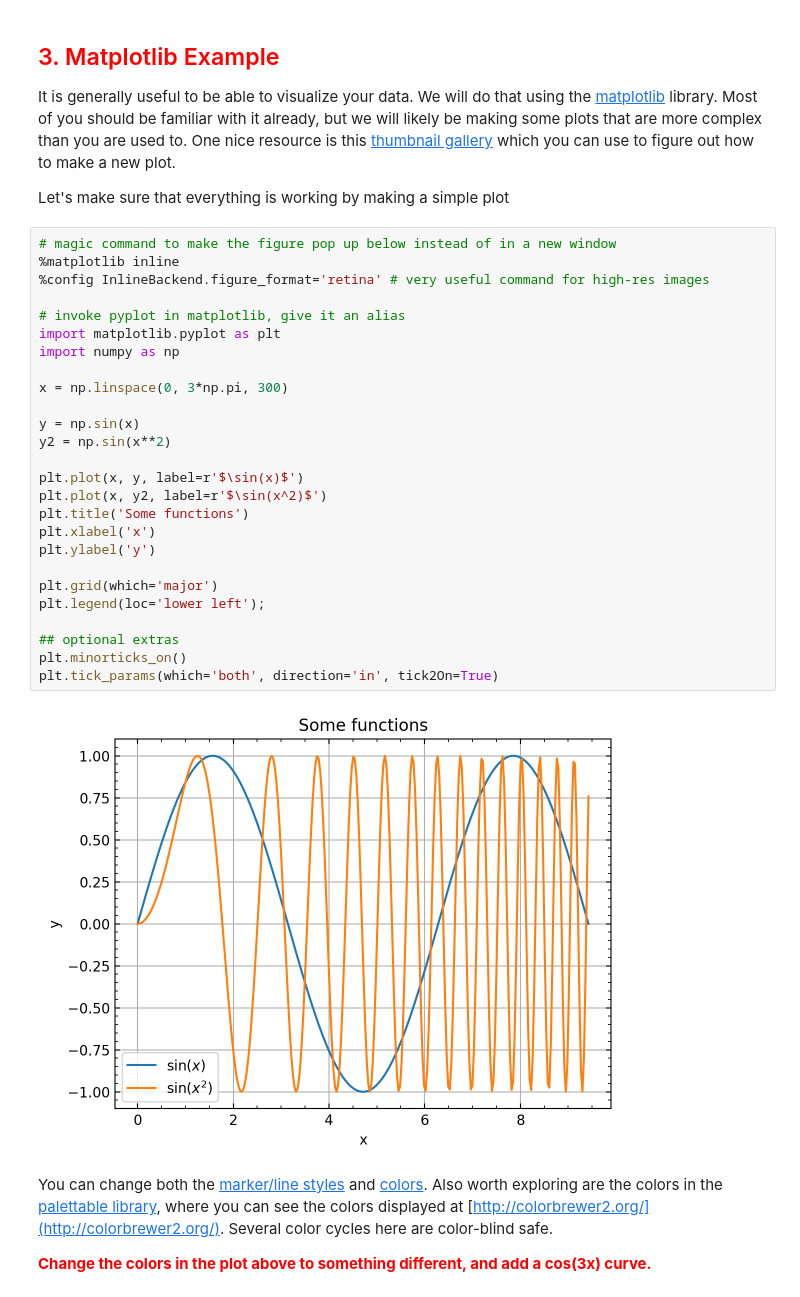
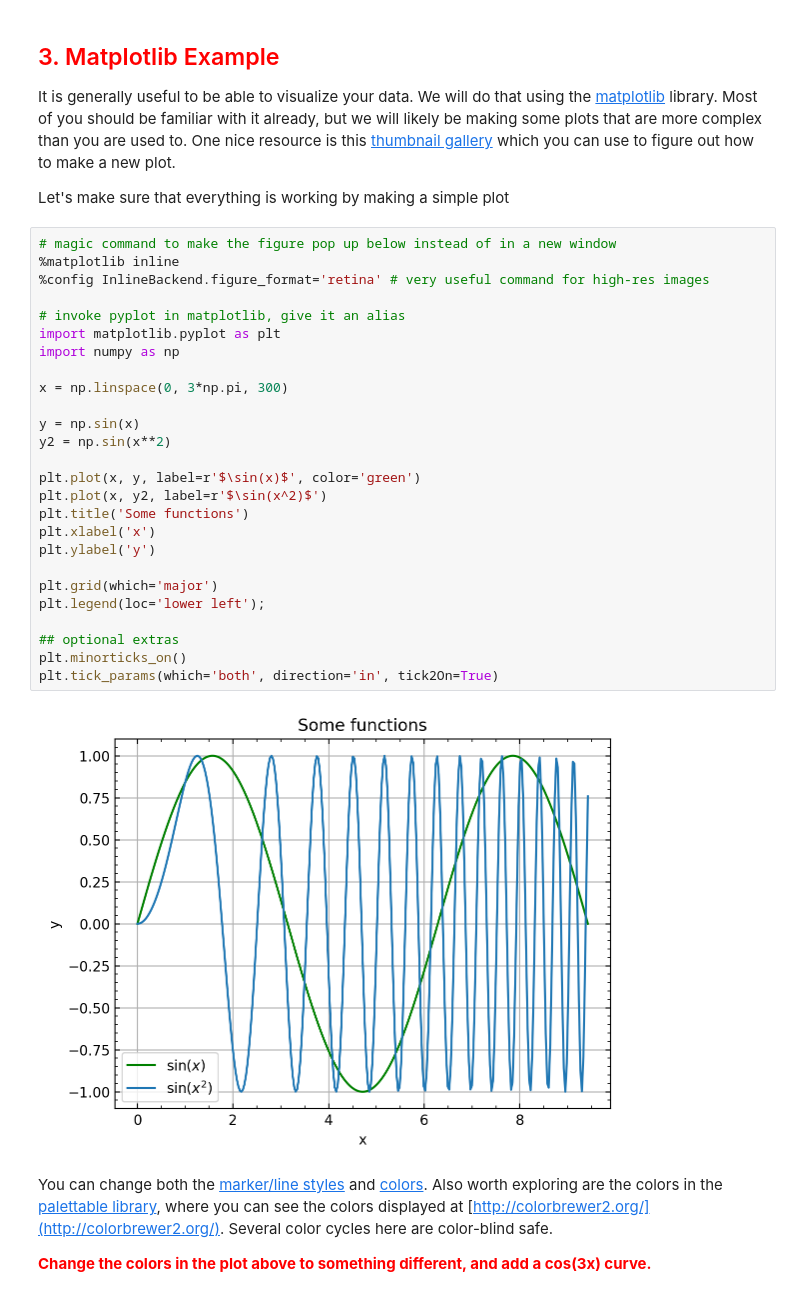
Before and after one commit to wrighj26/scicomp2_F25_wright, a Jupyter notebook: notebooks/getting_started/hw0_osu_ph464_564_f25.ipynb, the cells around one changed output. Drawn from its saved outputs; the diff is of its cells as text.

```diff
--- a/notebooks/getting_started/hw0_osu_ph464_564_f25.ipynb
+++ b/notebooks/getting_started/hw0_osu_ph464_564_f25.ipynb
@@ -410,31 +410,31 @@ Let's make sure that everything is working by making a simple plot
 # %%
 # magic command to make the figure pop up below instead of in a new window
 %matplotlib inline
 %config InlineBackend.figure_format='retina' # very useful command for high-res images
 
 # invoke pyplot in matplotlib, give it an alias
 import matplotlib.pyplot as plt
 import numpy as np
 
 x = np.linspace(0, 3*np.pi, 300)
 
 y = np.sin(x)
 y2 = np.sin(x**2)
 
-plt.plot(x, y, label=r'$\sin(x)$')
+plt.plot(x, y, label=r'$\sin(x)$', color='green')
 plt.plot(x, y2, label=r'$\sin(x^2)$')
 plt.title('Some functions')
 plt.xlabel('x')
 plt.ylabel('y')
 
 plt.grid(which='major')
 plt.legend(loc='lower left');
 
 ## optional extras
 plt.minorticks_on()
 plt.tick_params(which='both', direction='in', tick2On=True)
 # %% [output]
-[figure, old version]
+[figure, new version]
 # %% [markdown]
 You can change both the [marker/line styles](http://matplotlib.org/examples/lines_bars_and_markers/) and [colors](http://matplotlib.org/api/colors_api.html). Also worth exploring are the colors in the [palettable library](https://jiffyclub.github.io/palettable/), where you can see the colors displayed at [http://colorbrewer2.org/](http://colorbrewer2.org/). Several color cycles here are color-blind safe.
 
```
